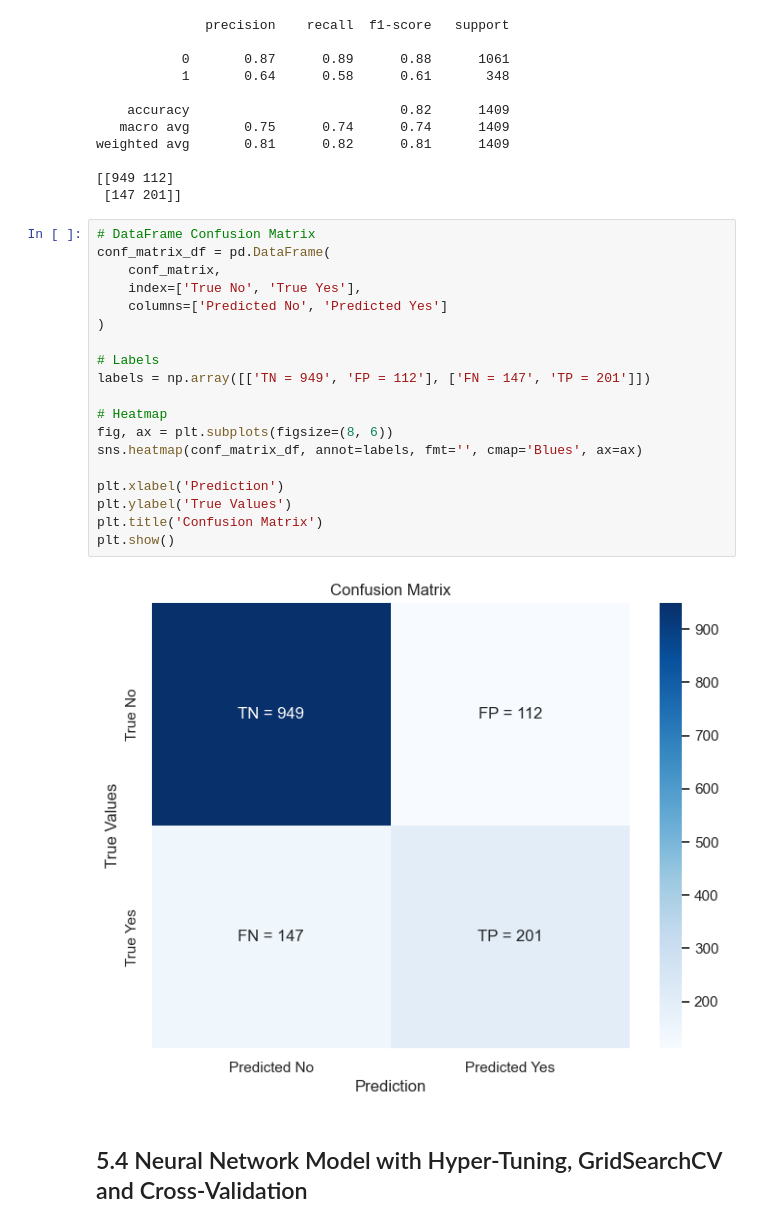
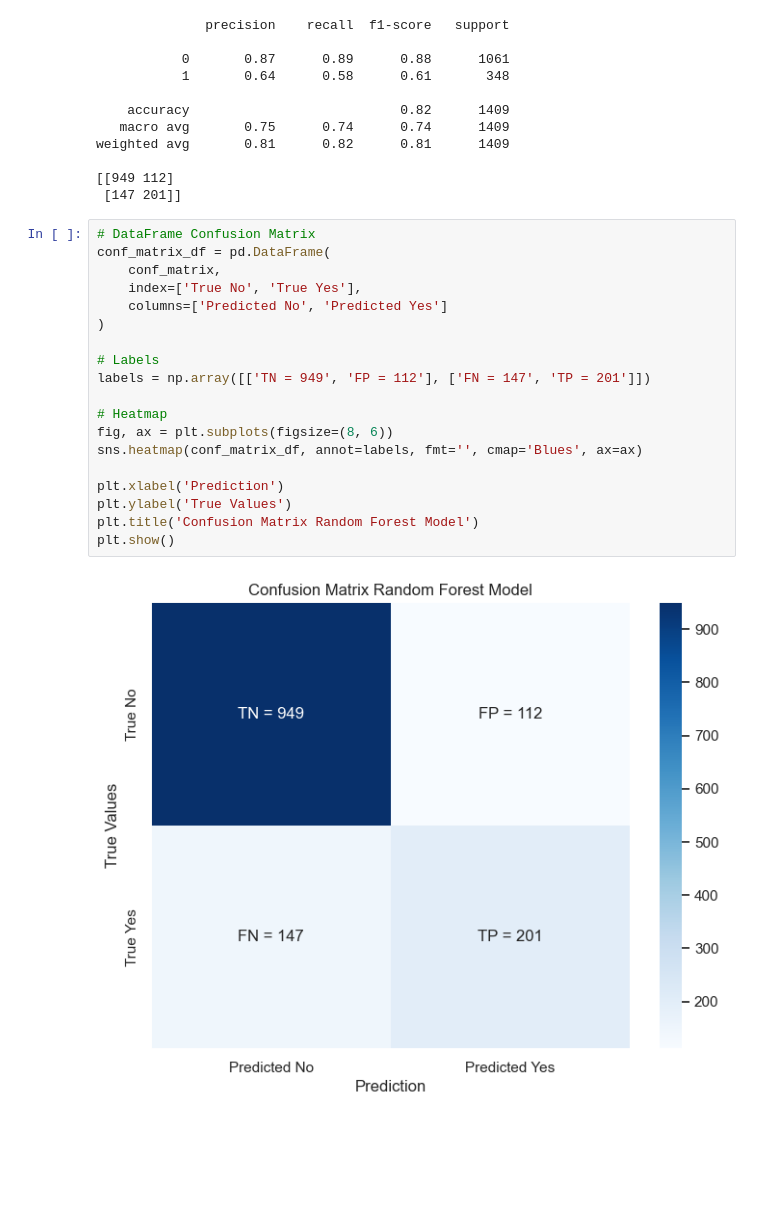
Before and after one commit to FJGM2023015/Telecommunication-Churn, a Jupyter notebook: Telecomunication_Churn.ipynb, the cells around one changed output. Drawn from its saved outputs; the diff is of its cells as text; blank space fills up the shorter version.

```diff
--- a/Telecomunication_Churn.ipynb
+++ b/Telecomunication_Churn.ipynb
@@ -602,23 +602,21 @@ weighted avg       0.81      0.82      0.81      1409
 # %%
 # DataFrame Confusion Matrix
 conf_matrix_df = pd.DataFrame(
     conf_matrix,
     index=['True No', 'True Yes'],
     columns=['Predicted No', 'Predicted Yes']
 )
 
 # Labels
 labels = np.array([['TN = 949', 'FP = 112'], ['FN = 147', 'TP = 201']])
 
 # Heatmap
 fig, ax = plt.subplots(figsize=(8, 6))
 sns.heatmap(conf_matrix_df, annot=labels, fmt='', cmap='Blues', ax=ax)
 
 plt.xlabel('Prediction')
 plt.ylabel('True Values')
-plt.title('Confusion Matrix')
+plt.title('Confusion Matrix Random Forest Model')
 plt.show()
 # %% [output]
-[figure, old version]
+[figure, new version]
-# %% [markdown]
-## 5.4 Neural Network Model with  Hyper-Tuning, GridSearchCV and Cross-Validation
```
Also changed, not shown: parts of 22 cells of this notebook.
